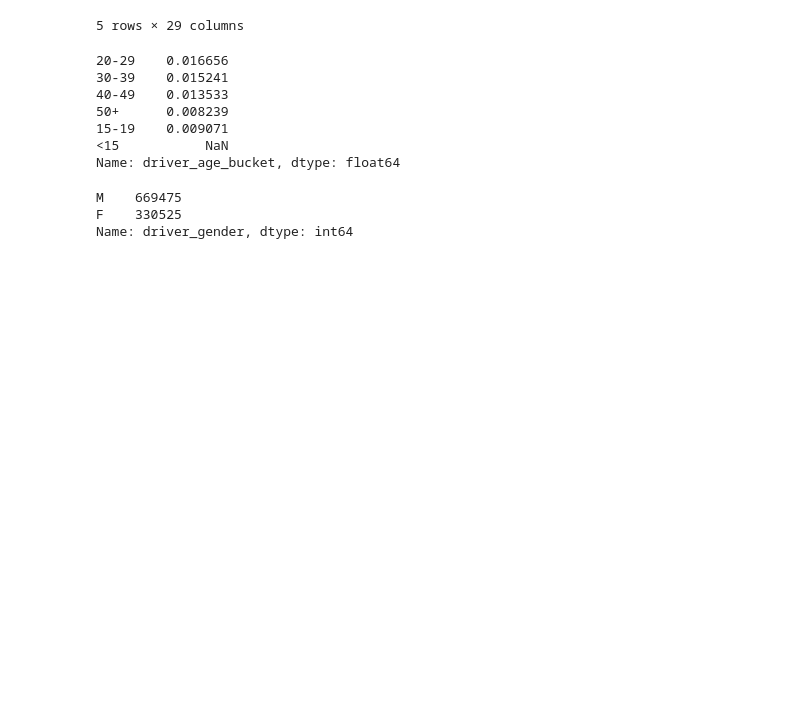
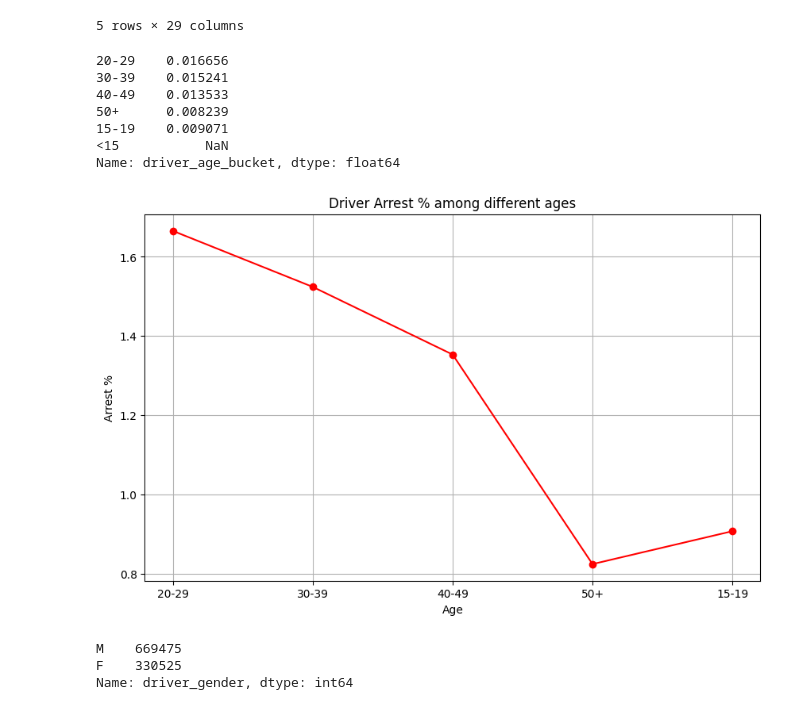
Before and after one commit to Sumitjh26997/CSS581-ML, a Jupyter notebook: hw2.ipynb, the cells around one changed output. Drawn from its saved outputs; the diff is of its cells as text; code cells hidden in the pictures; blank space fills up the shorter version.

```diff
--- a/hw2.ipynb
+++ b/hw2.ipynb
@@ -152,6 +181,22 @@ driver_age_percentage
 15-19    0.009071
 <15           NaN
 Name: driver_age_bucket, dtype: float64
+# %%
+import matplotlib.pyplot as plt
+
+plt.figure(figsize=(10,6))
+labels = driver_age_percentage.index
+
+plt.plot(labels, driver_age_percentage * 100, marker='o', color='red')
+
+plt.title('Driver Arrest % among different ages')
+plt.xlabel('Age')
+plt.ylabel('Arrest %')
+
+plt.grid(True)
+plt.show()
+# %% [output]
+[figure, added]
 # %%
 resampled_data.driver_gender.value_counts()
 # %% [output]
```
Also changed, not shown: parts of 9 cells of this notebook.
